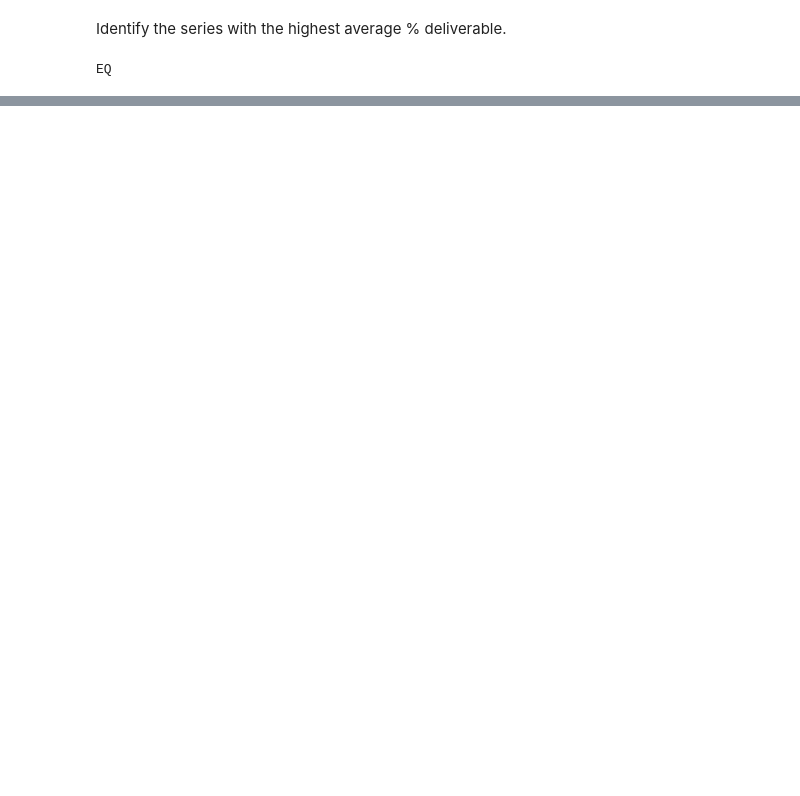
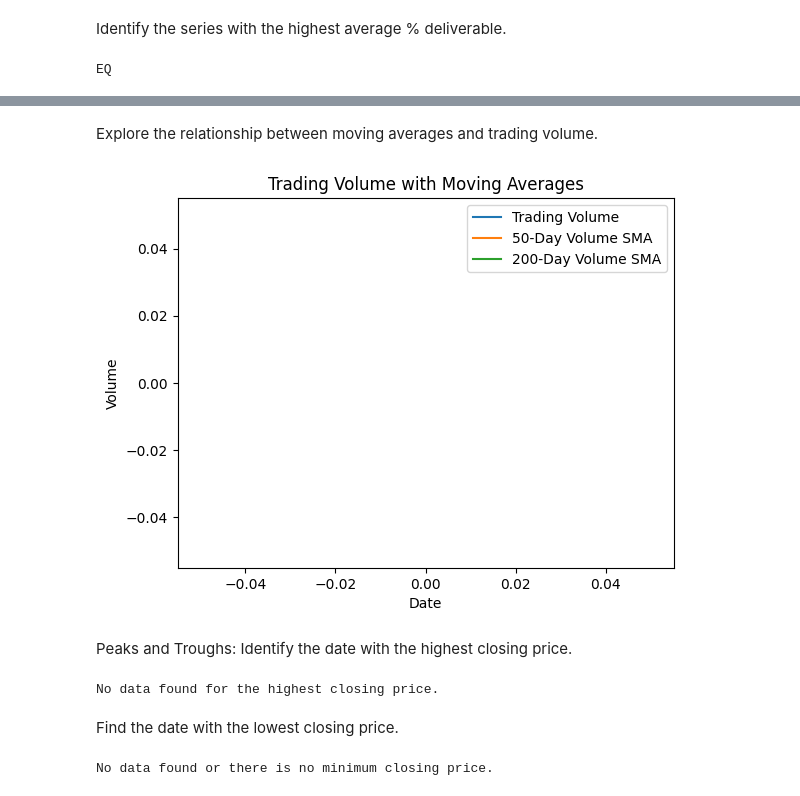
Before and after one commit to AkshayaKakde/Stock-Market-Data-Analysis-and-Reporting, a Jupyter notebook: stock_data_analysis.ipynb, the cells around one changed output, grey strips where cells are left out. Cells and saved outputs as stored; diff of their text form; code cells hidden in the pictures; blank space fills up the shorter version.

```diff
--- a/stock_data_analysis.ipynb
+++ b/stock_data_analysis.ipynb
@@ -497,0 +552,39 @@ EQ
+# %% [markdown]
+Explore the relationship between moving averages and trading volume.
+# %%
+df['Volume_SMA_50'] = df['Volume'].rolling(window=50).mean()
+df['Volume_SMA_200'] = df['Volume'].rolling(window=200).mean()
+
+plt.plot(df['Date'], df['Volume'], label='Trading Volume')
+plt.plot(df['Date'], df['Volume_SMA_50'], label='50-Day Volume SMA')
+plt.plot(df['Date'], df['Volume_SMA_200'], label='200-Day Volume SMA')
+plt.xlabel('Date')
+plt.ylabel('Volume')
+plt.title('Trading Volume with Moving Averages')
+plt.legend()
+plt.show()
+# %% [output]
+[figure, added]
+# %% [markdown]
+Peaks and Troughs:
+Identify the date with the highest closing price.
+# %%
+max_close = df['Close'].max()
+if max_close in df['Close'].values:
+    date_highest_close = df[df['Close'] == max_close]['Date'].iloc[0]
+    print("Date with the highest closing price:", date_highest_close)
+else:
+    print("No data found for the highest closing price.")
+# %% [output]
+No data found for the highest closing price.
+# %% [markdown]
+Find the date with the lowest closing price.
+# %%
+if not df.empty and (df['Close'] == df['Close'].min()).any():
+
+    date_lowest_close = df.loc[df['Close'].idxmin()]['Date']
+    print(date_lowest_close)
+else:
+    print("No data found or there is no minimum closing price.")
+# %% [output]
+No data found or there is no minimum closing price.
```
Also changed, not shown: parts of 48 cells of this notebook.
